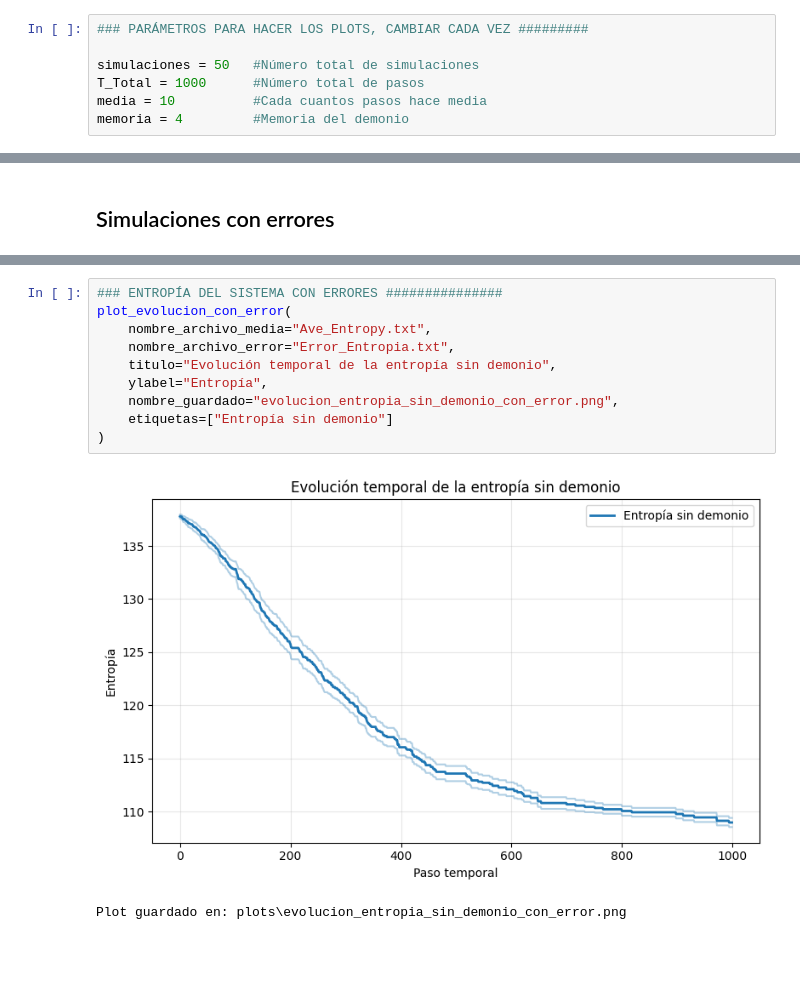
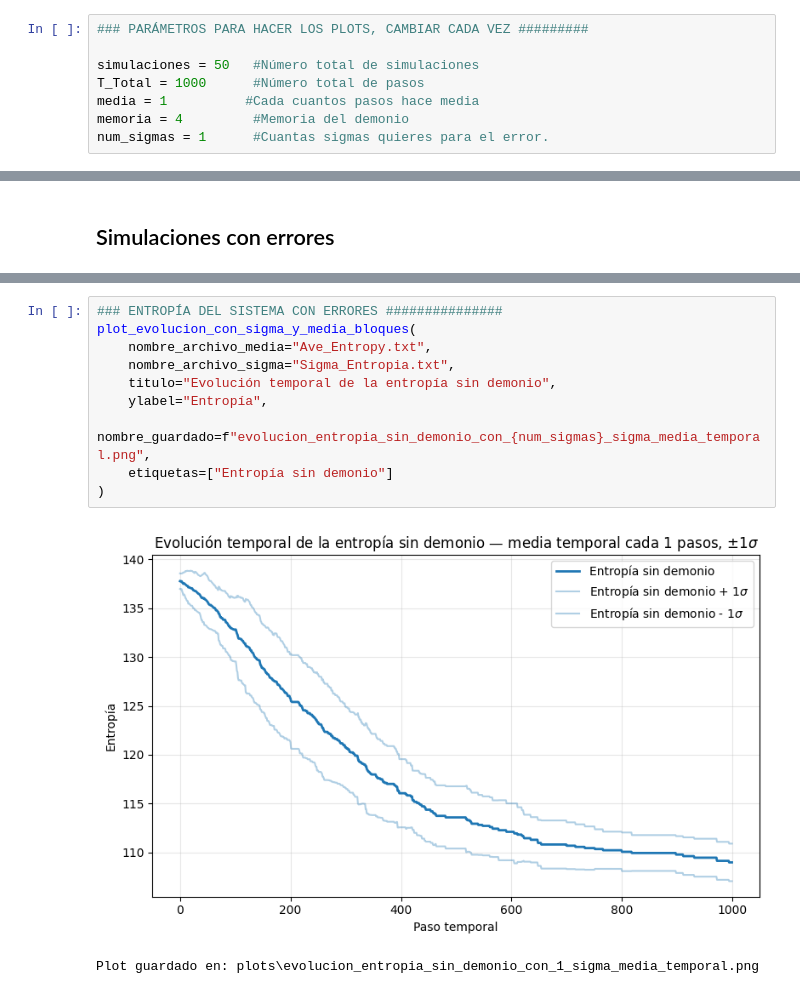
Before and after one commit to DiegoConol/Trabajo-Complejos, a Jupyter notebook: Diegod/prueba9/cuaderno_estocastico.ipynb, the cells around one changed output, grey strips where cells are left out. Saved outputs shown, nothing was run; the diff lists cells and outputs as text; blank space fills up the shorter version.

```diff
--- a/Diegod/prueba9/cuaderno_estocastico.ipynb
+++ b/Diegod/prueba9/cuaderno_estocastico.ipynb
@@ -5,8 +5,9 @@
 
 simulaciones = 50   #Número total de simulaciones
 T_Total = 1000      #Número total de pasos
-media = 10          #Cada cuantos pasos hace media
+media = 1          #Cada cuantos pasos hace media
 memoria = 4         #Memoria del demonio
+num_sigmas = 1      #Cuantas sigmas quieres para el error.
 # %%
 ### LIBRERÍAS NECESARIAS ##############
 
@@ -266,15 +387,15 @@ Plot guardado en: plots\evolucion_presion_con_error.png
 # %%
 ### ENTROPÍA DEL SISTEMA CON ERRORES ###############
-plot_evolucion_con_error(
+plot_evolucion_con_sigma_y_media_bloques(
     nombre_archivo_media="Ave_Entropy.txt",
-    nombre_archivo_error="Error_Entropia.txt",
+    nombre_archivo_sigma="Sigma_Entropia.txt",
     titulo="Evolución temporal de la entropía sin demonio",
     ylabel="Entropía",
-    nombre_guardado="evolucion_entropia_sin_demonio_con_error.png",
+    nombre_guardado=f"evolucion_entropia_sin_demonio_con_{num_sigmas}_sigma_media_temporal.png",
     etiquetas=["Entropía sin demonio"]
 )
 # %% [output]
-[figure, old version]
+[figure, new version]
-Plot guardado en: plots\evolucion_entropia_sin_demonio_con_error.png
+Plot guardado en: plots\evolucion_entropia_sin_demonio_con_1_sigma_media_temporal.png
 # %%
 ### ENTROPÍA + DEMONIO CON ERRORES #################
```
Also changed, not shown: parts of 8 cells of this notebook, 16 other files.
